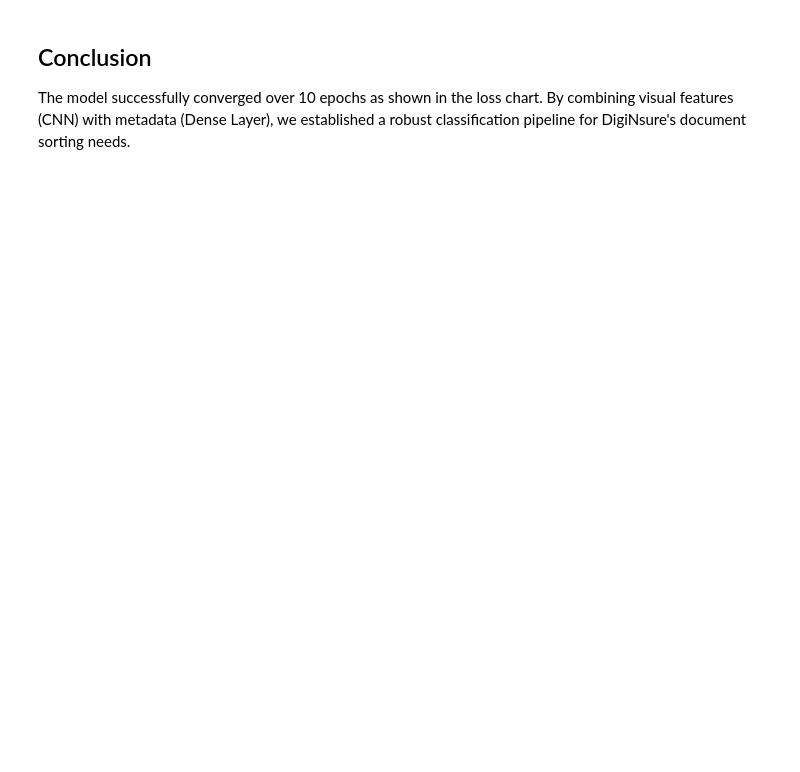
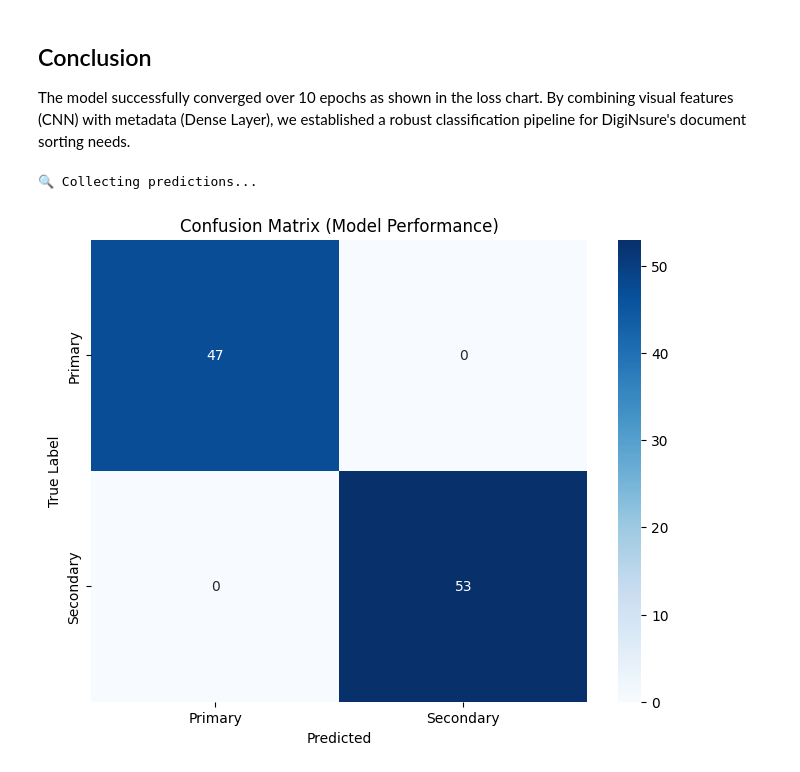
Before and after one commit to mrkckpln/ocr-multimodal-insurance, a Jupyter notebook: notebooks/digital_insurance.ipynb, the cells around one changed output. Cells and saved outputs as stored; diff of their text form; code cells hidden in the pictures; blank space fills up the shorter version.

Commit message:
Optimize model architecture: Add BatchNorm, achieve 100% acc

```diff
--- a/notebooks/digital_insurance.ipynb
+++ b/notebooks/digital_insurance.ipynb
@@ -66,10 +66,11 @@ class OCRModel(nn.Module):
 
         self.image_layer = nn.Sequential(
             nn.Conv2d(in_channels=1, out_channels=16, kernel_size=3, padding=1),
+            nn.BatchNorm2d(16),
             nn.ReLU(),
             nn.MaxPool2d(kernel_size=2),
             nn.Flatten(),
-            nn.Linear(16 * 32 * 32, 128)
+            nn.Linear(16 * 32 * 32, 128),
         )
 
         self.type_layer = nn.Sequential(
@@ -143,3 +144,40 @@ Epoch 10 | Loss: 0.4699
 # %% [markdown]
 ## Conclusion
 The model successfully converged over 10 epochs as shown in the loss chart. By combining visual features (CNN) with metadata (Dense Layer), we established a robust classification pipeline for DigiNsure's document sorting needs.
+# %%
+from sklearn.metrics import confusion_matrix
+import seaborn as sns
+
+# 1. Set the model to evaluation mode (important!)
+# This freezes BatchNorm and provides stable, deterministic results.
+model.eval()
+
+all_preds = []
+all_labels = []
+
+# 2. Collect Predictions (without gradient calculation)
+print("🔍 Collecting predictions...")
+with torch.no_grad():
+    for data, target in trainloader: # Normally, a test set is used, but since we don't have a split, let's use the train set
+        images, types = data
+        outputs = model(images, types)
+
+        # Select the class with the highest probability (argmax)
+        _, predicted = torch.max(outputs, 1)
+
+        all_preds.extend(predicted.tolist())
+        all_labels.extend(target.tolist())
+
+# 3. Create the matrix
+cm = confusion_matrix(all_labels, all_preds)
+
+# 4. Plot
+plt.figure(figsize=(8, 6))
+sns.heatmap(cm, annot=True, fmt='d', cmap='Blues', xticklabels=['Primary', 'Secondary'], yticklabels=['Primary', 'Secondary'])
+plt.xlabel('Predicted')
+plt.ylabel('True Label')
+plt.title('Confusion Matrix (Model Performance)')
+plt.show()
+# %% [output]
+🔍 Collecting predictions...
+[figure, added]
```
Also changed, not shown: parts of 3 cells of this notebook, 3 other files.
